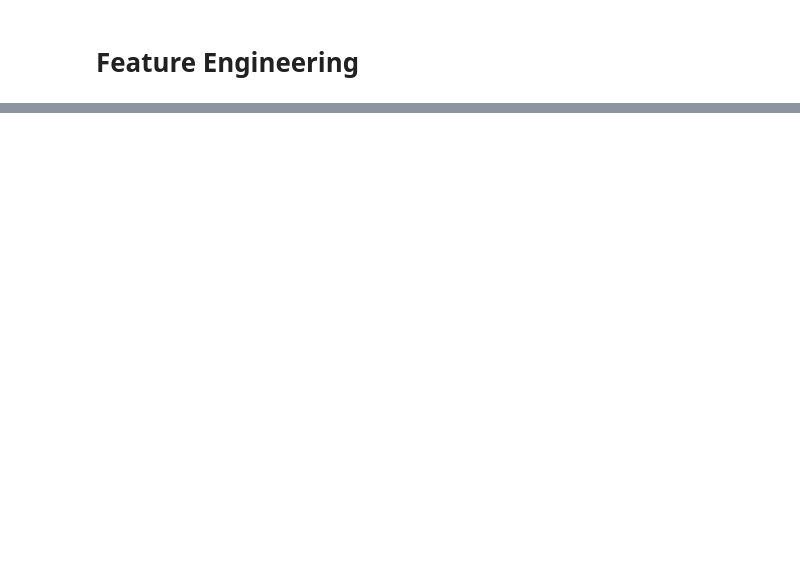
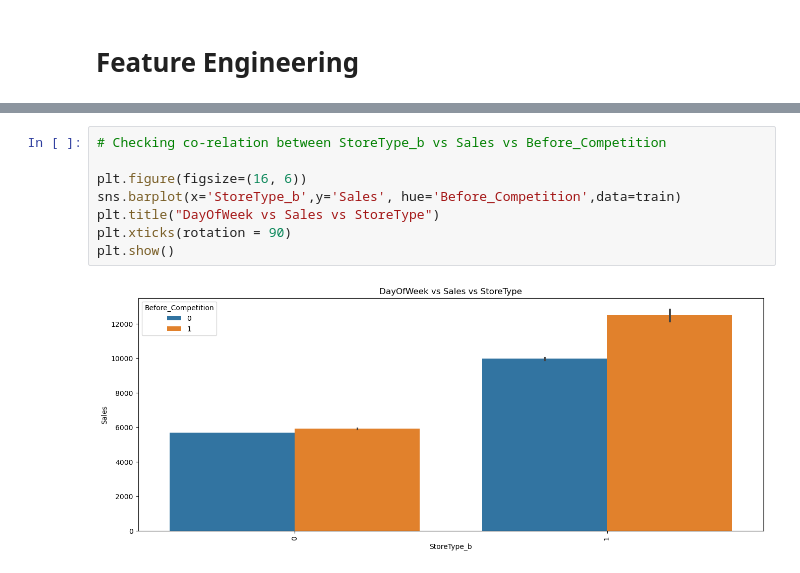
Before and after one commit to SanjayaKumarSahoo/rossmann-drug-timeseries-forecast, a Jupyter notebook: rossmann-drug-timeseries-forecast.ipynb, the cells around one changed output, grey strips where cells are left out. Saved outputs shown, nothing was run; the diff lists cells and outputs as text; blank space fills up the shorter version.

```diff
--- a/rossmann-drug-timeseries-forecast.ipynb
+++ b/rossmann-drug-timeseries-forecast.ipynb
@@ -526,0 +711,10 @@ plt.show()
+# %%
+# Checking co-relation between StoreType_b vs Sales vs Before_Competition
+
+plt.figure(figsize=(16, 6))
+sns.barplot(x='StoreType_b',y='Sales', hue='Before_Competition',data=train)
+plt.title("DayOfWeek vs Sales vs StoreType")
+plt.xticks(rotation = 90)
+plt.show()
+# %% [output]
+[figure, added]
```
Also changed, not shown: parts of 79 cells of this notebook.
